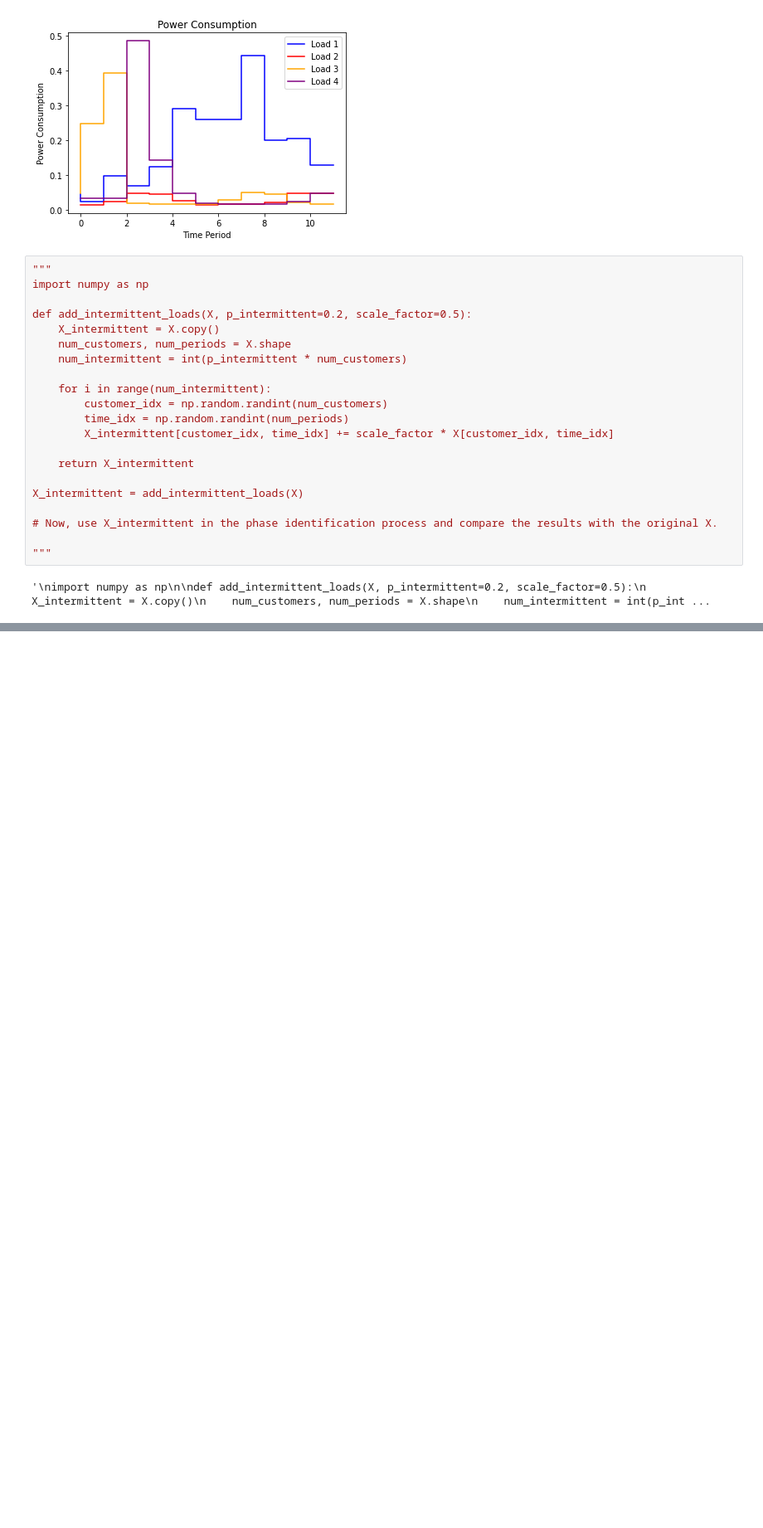
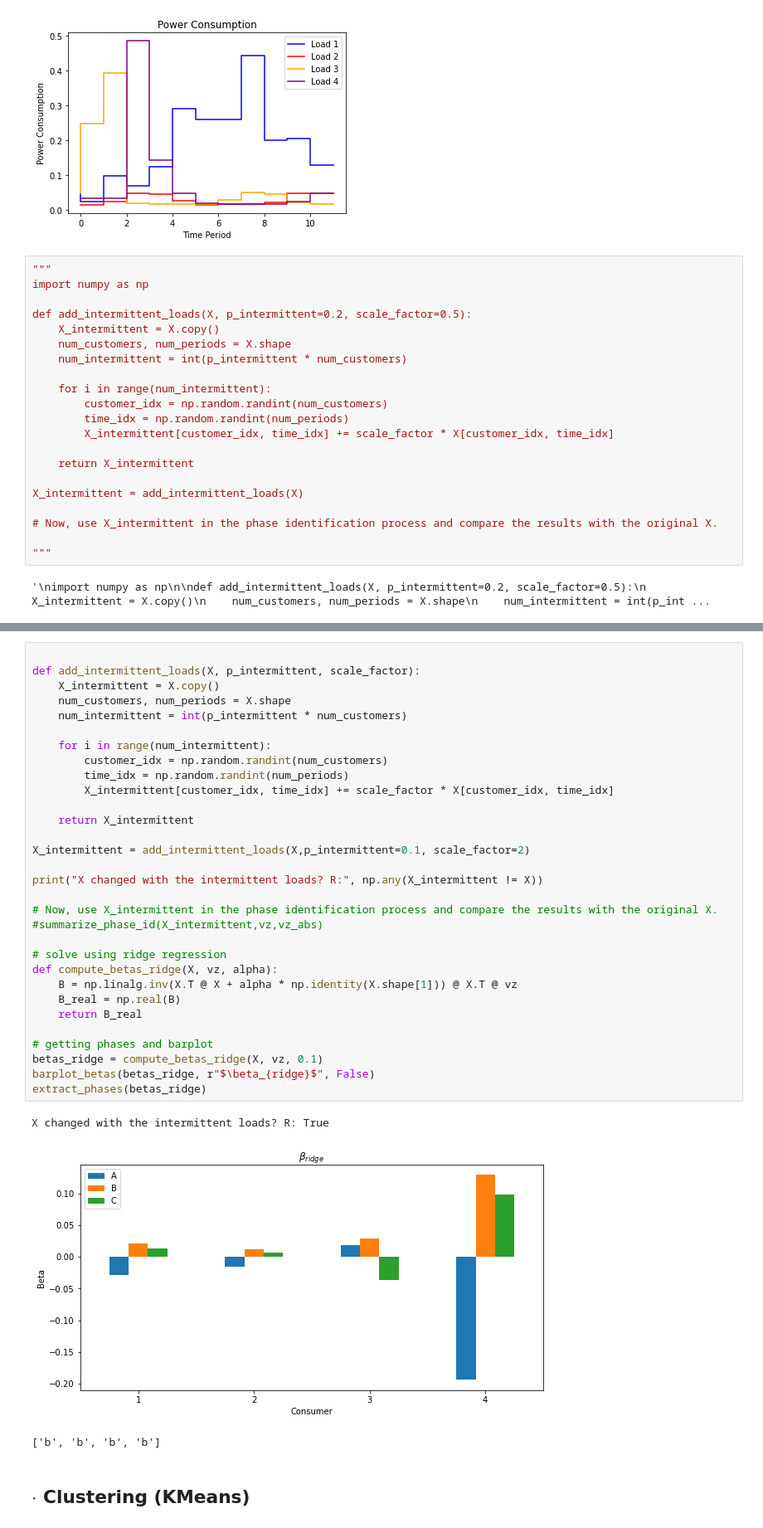
Before and after one commit to leobt23/ADRI, a Jupyter notebook: tpc5/Aula6_PhaseIdentification_Students.ipynb, the cells around one changed output, grey strips where cells are left out. Shown: that part at 83% size. Drawn from its saved outputs; the diff is of its cells as text; blank space fills up the shorter version.

```diff
--- a/tpc5/Aula6_PhaseIdentification_Students.ipynb
+++ b/tpc5/Aula6_PhaseIdentification_Students.ipynb
@@ -318,0 +331,37 @@ X_intermittent = add_intermittent_loads(X)
+# %%
+
+def add_intermittent_loads(X, p_intermittent, scale_factor):
+    X_intermittent = X.copy()
+    num_customers, num_periods = X.shape
+    num_intermittent = int(p_intermittent * num_customers)
+
+    for i in range(num_intermittent):
+        customer_idx = np.random.randint(num_customers)
+        time_idx = np.random.randint(num_periods)
+        X_intermittent[customer_idx, time_idx] += scale_factor * X[customer_idx, time_idx]
+
+    return X_intermittent
+
+X_intermittent = add_intermittent_loads(X,p_intermittent=0.1, scale_factor=2)
+
+print("X changed with the intermittent loads? R:", np.any(X_intermittent != X))
+
+# Now, use X_intermittent in the phase identification process and compare the results with the original X.
+#summarize_phase_id(X_intermittent,vz,vz_abs)
+
+# solve using ridge regression
+def compute_betas_ridge(X, vz, alpha):
+    B = np.linalg.inv(X.T @ X + alpha * np.identity(X.shape[1])) @ X.T @ vz
+    B_real = np.real(B)
+    return B_real
+
+# getting phases and barplot
+betas_ridge = compute_betas_ridge(X, vz, 0.1)
+barplot_betas(betas_ridge, r"$\beta_{ridge}$", False)
+extract_phases(betas_ridge)
+# %% [output]
+X changed with the intermittent loads? R: True
+[figure, added]
+['b', 'b', 'b', 'b']
+# %% [markdown]
+## $\cdot$ Clustering (KMeans)
```
Also changed, not shown: parts of 7 cells of this notebook.
